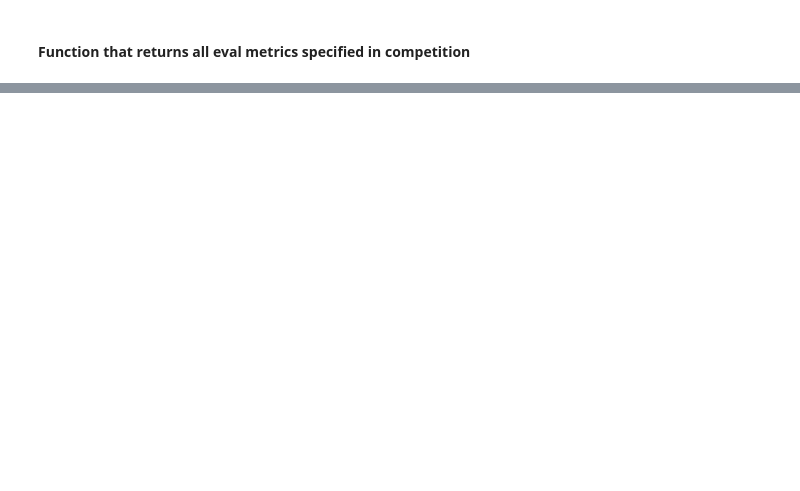
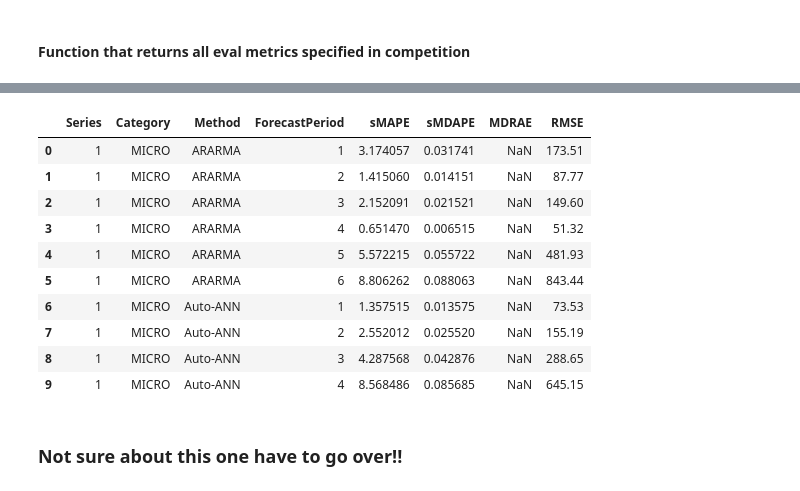
Before and after one commit to tom-alten/OutsmartingTime, a Jupyter notebook: M-Competitions/M3-Competition/M3_Yearly_eval.ipynb, the cells around one changed output, grey strips where cells are left out. Cells and saved outputs as stored; diff of their text form; code cells hidden in the pictures; blank space fills up the shorter version.

```diff
--- a/M-Competitions/M3-Competition/M3_Yearly_eval.ipynb
+++ b/M-Competitions/M3-Competition/M3_Yearly_eval.ipynb
@@ -520,16 +361,0 @@ methods = ['AutomatANN', 'DAMPEN', 'COMB S-H-D', 'AUTOBAX-2', 'ROBUST-TREND', 'A
-# %%
-plt.figure(figsize=(10, 6))
-
-# Iterate through each method and plot it
-for method in methods:
-    method_data = test3[test3['Method'] == method]
-    # Group by 'ForecastStep' and calculate the mean 'symmetric_MAPE' for each step
-    mean_smape_by_step = method_data.groupby('ForecastStep')['symmetric_MAPE'].mean()
-    plt.plot(mean_smape_by_step.index, mean_smape_by_step, label=method)
-
-plt.xlabel('Forecast Step')
-plt.ylabel('Symmetric MAPE')
-plt.title('Symmetric MAPE by Forecast Step for Each Method')
-plt.legend(title='Method')
-plt.grid(True)
-plt.show()
@@ -537,0 +412,39 @@ plt.show()
+# %%
+# Adjusting to group by 'Series', 'Category', 'Method', and 'ForecastPeriod'
+full_results = []
+for (series, category, method, period), group in updated_df.groupby(['Series', 'Category', 'Method', 'ForecastPeriod']):
+    smape_value = smape(group['Actual'], group['Forecast'])
+    smdape_val = smdape(group['Actual'], group['Forecast'])
+    mdrae_val = mdrae(group['Actual'], group['Forecast'])
+    rmse_val = rmse(group['Actual'], group['Forecast'])
+
+    full_results.append({
+        'Series': series,
+        'Category': category,
+        'Method': method,
+        'ForecastPeriod': period,
+        'sMAPE': smape_value,
+        'sMDAPE': smdape_val,
+        'MDRAE': mdrae_val,
+        'RMSE': rmse_val
+    })
+
+full_results_df = pd.DataFrame(full_results)
+
+full_results_df.reset_index(inplace = True, drop = True)
+# %%
+full_results_df.head(10)
+# %% [output]
+|  | Series | Category | Method | ForecastPeriod | sMAPE | sMDAPE | MDRAE | RMSE |
+| 0 | 1 | MICRO | ARARMA | 1 | 3.174057 | 0.031741 | NaN | 173.51 |
+| 1 | 1 | MICRO | ARARMA | 2 | 1.415060 | 0.014151 | NaN | 87.77 |
+| 2 | 1 | MICRO | ARARMA | 3 | 2.152091 | 0.021521 | NaN | 149.60 |
+| 3 | 1 | MICRO | ARARMA | 4 | 0.651470 | 0.006515 | NaN | 51.32 |
+| 4 | 1 | MICRO | ARARMA | 5 | 5.572215 | 0.055722 | NaN | 481.93 |
+| 5 | 1 | MICRO | ARARMA | 6 | 8.806262 | 0.088063 | NaN | 843.44 |
+| 6 | 1 | MICRO | Auto-ANN | 1 | 1.357515 | 0.013575 | NaN | 73.53 |
+| 7 | 1 | MICRO | Auto-ANN | 2 | 2.552012 | 0.025520 | NaN | 155.19 |
+| 8 | 1 | MICRO | Auto-ANN | 3 | 4.287568 | 0.042876 | NaN | 288.65 |
+| 9 | 1 | MICRO | Auto-ANN | 4 | 8.568486 | 0.085685 | NaN | 645.15 |
+# %% [markdown]
+### Not sure about this one have to go over!!
```
Also changed, not shown: parts of 61 cells of this notebook, 1 other file.
